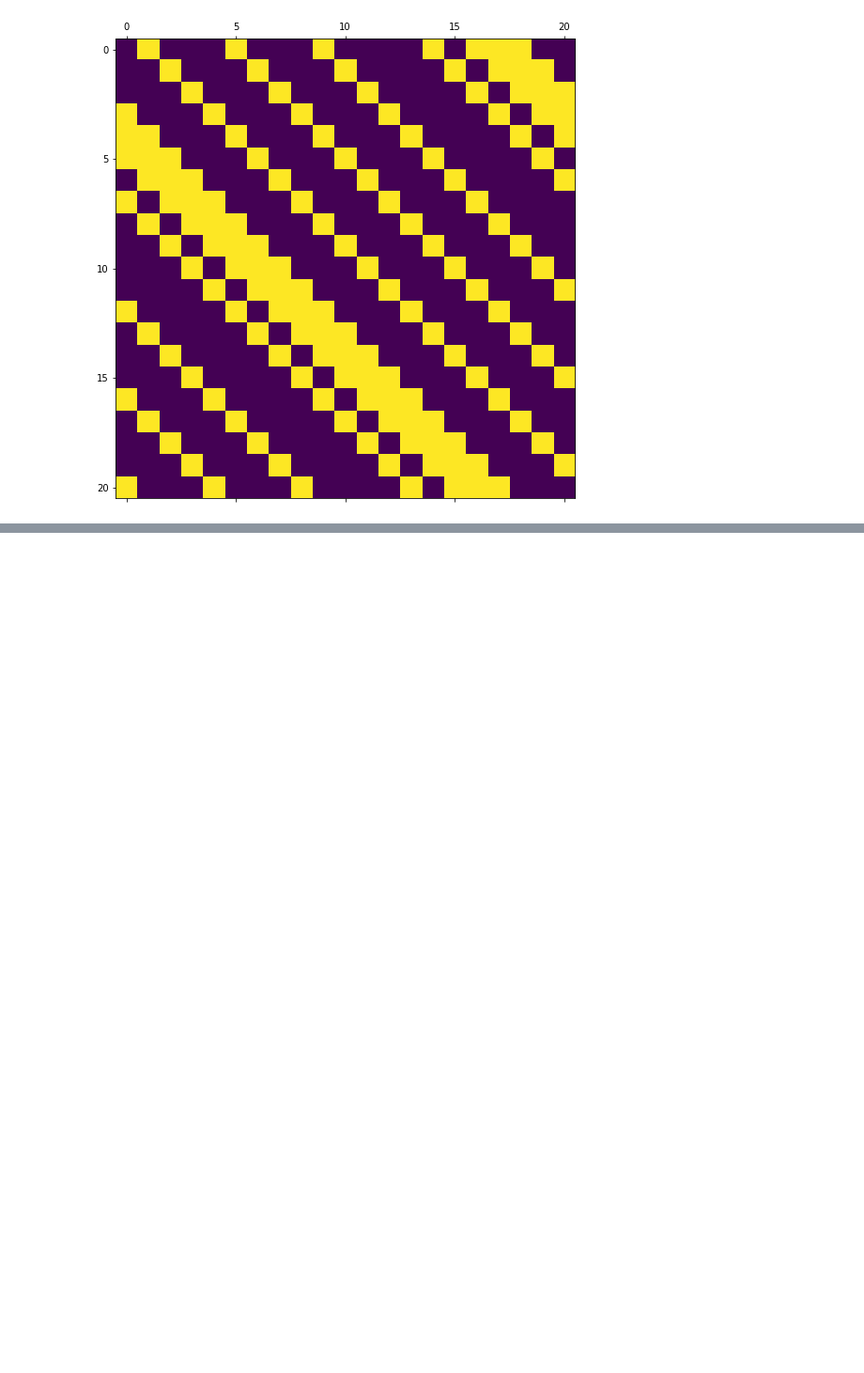
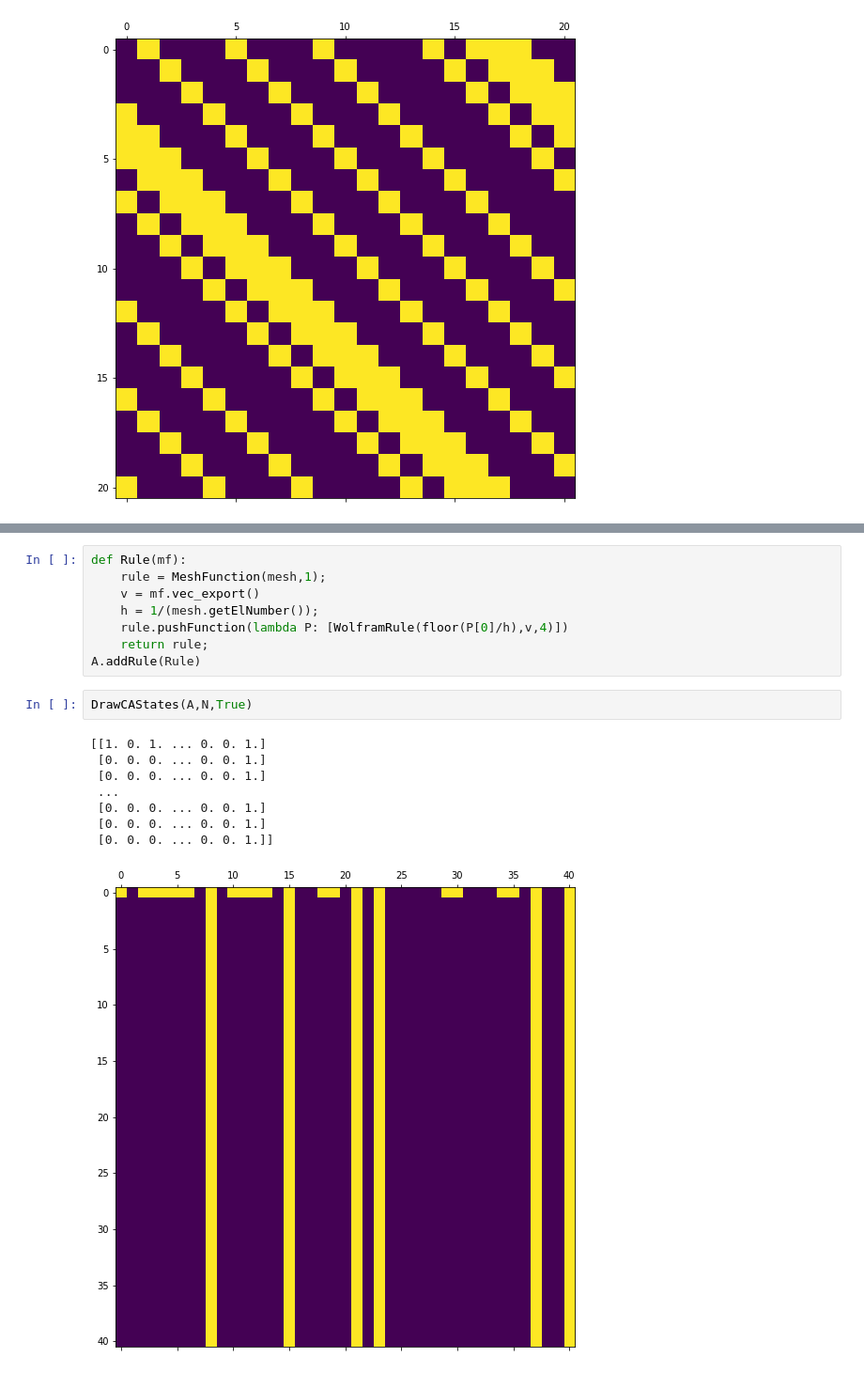
Before and after one commit to UZerbinati/Suite, a Jupyter notebook: Docs/Discrete/Automata.ipynb, the cells around one changed output, grey strips where cells are left out. Shown at 94% size. Cells and saved outputs as stored; diff of their text form; blank space fills up the shorter version.

```diff
--- a/Docs/Discrete/Automata.ipynb
+++ b/Docs/Discrete/Automata.ipynb
@@ -94,0 +162,19 @@ DrawCAStates(A,20,True)
+# %%
+def Rule(mf):
+    rule = MeshFunction(mesh,1);
+    v = mf.vec_export()
+    h = 1/(mesh.getElNumber());
+    rule.pushFunction(lambda P: [WolframRule(floor(P[0]/h),v,4)])
+    return rule;
+A.addRule(Rule)
+# %%
+DrawCAStates(A,N,True)
+# %% [output]
+[[1. 0. 1. ... 0. 0. 1.]
+ [0. 0. 0. ... 0. 0. 1.]
+ [0. 0. 0. ... 0. 0. 1.]
+ ...
+ [0. 0. 0. ... 0. 0. 1.]
+ [0. 0. 0. ... 0. 0. 1.]
+ [0. 0. 0. ... 0. 0. 1.]]
+[figure, added]
```
Also changed, not shown: parts of 25 cells of this notebook, 8 other files.
